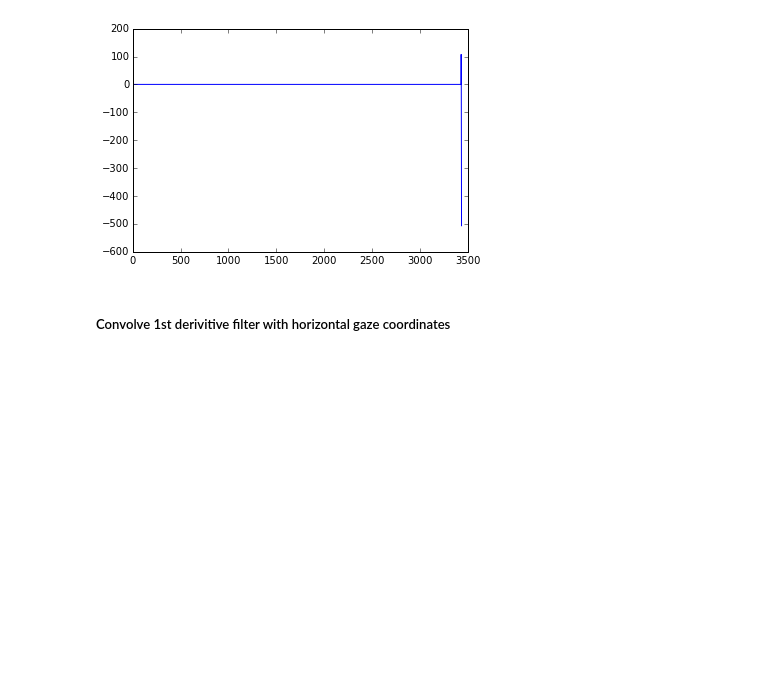
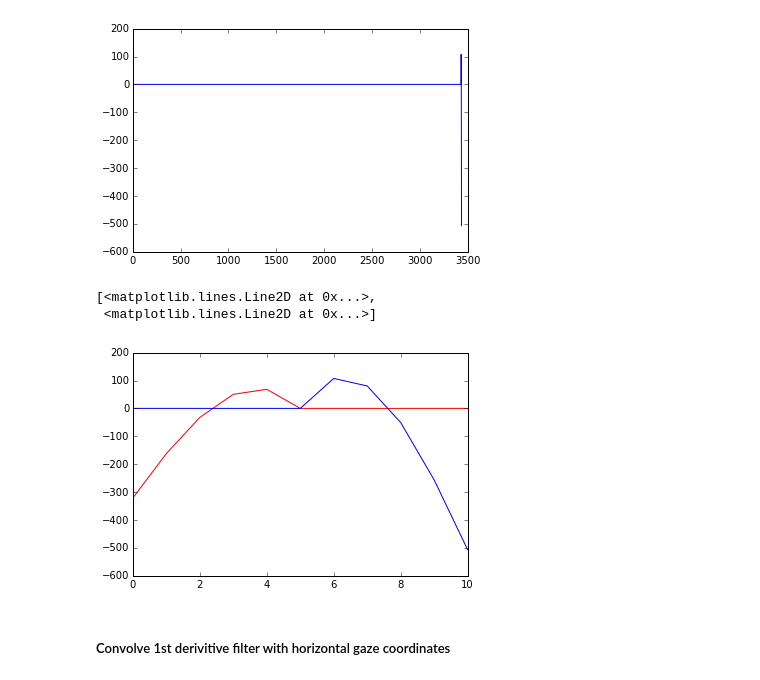
Before and after one commit to RyanHope/gazetools_cl, a Jupyter notebook: gazetools_test.ipynb, the cells around one changed output. Drawn from its saved outputs; the diff is of its cells as text; code cells hidden in the pictures; blank space fills up the shorter version.

```diff
--- a/gazetools_test.ipynb
+++ b/gazetools_test.ipynb
@@ -184,6 +184,12 @@ plt.plot(t,x_diff)
 # %% [output]
 [<matplotlib.lines.Line2D at 0x...>]
 [figure]
+# %%
+plt.plot(t[:11],x_diff[:11],"r-",t[:11],x_diff[len(x_diff)-11:],"b-")
+# %% [output]
+[<matplotlib.lines.Line2D at 0x...>,
+ <matplotlib.lines.Line2D at 0x...>]
+[figure, added]
 # %% [markdown]
 ##### Convolve 1st derivitive filter with horizontal gaze coordinates
 # %%
```
Also changed, not shown: parts of 5 cells of this notebook, 3 other files.
